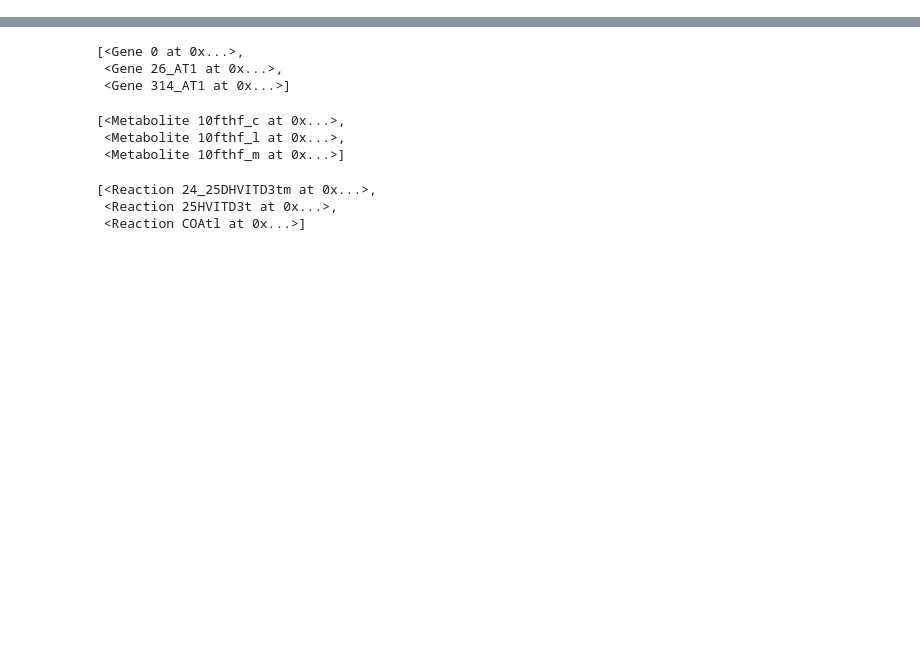
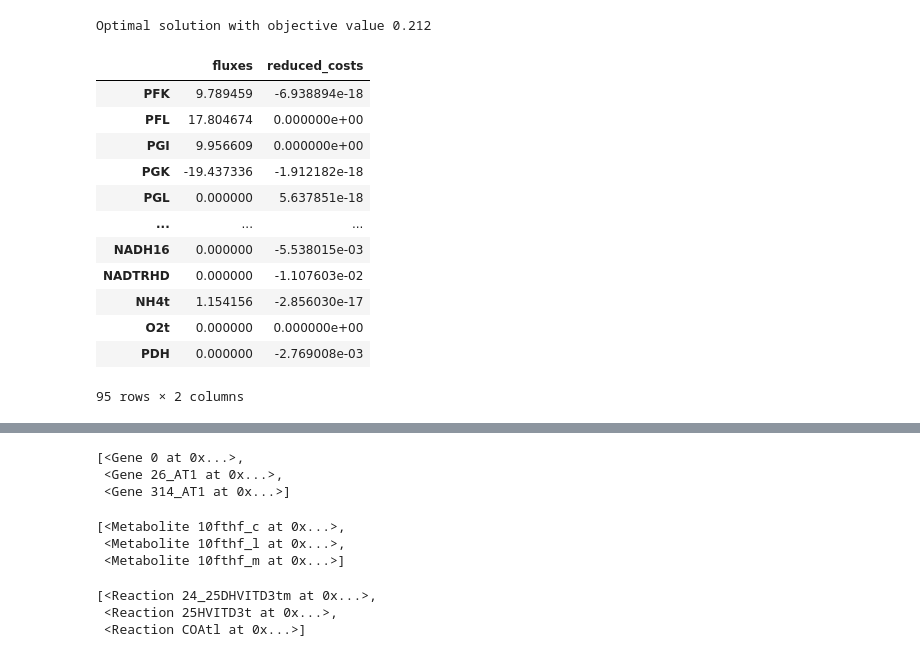
Before and after one commit to mmoskon/BioMed2223, a Jupyter notebook: 00_basic.ipynb, the cells around one changed output, grey strips where cells are left out. Saved outputs shown, nothing was run; the diff lists cells and outputs as text; code cells hidden in the pictures; blank space fills up the shorter version.

```diff
--- a/00_basic.ipynb
+++ b/00_basic.ipynb
@@ -8,0 +120,17 @@ import pickle
+# %%
+model.optimize()
+# %% [output]
+Optimal solution with objective value 0.212
+|  | fluxes | reduced_costs |
+| PFK | 9.789459 | -6.938894e-18 |
+| PFL | 17.804674 | 0.000000e+00 |
+| PGI | 9.956609 | 0.000000e+00 |
+| PGK | -19.437336 | -1.912182e-18 |
+| PGL | 0.000000 | 5.637851e-18 |
+| ... | ... | ... |
+| NADH16 | 0.000000 | -5.538015e-03 |
+| NADTRHD | 0.000000 | -1.107603e-02 |
+| NH4t | 1.154156 | -2.856030e-17 |
+| O2t | 0.000000 | 0.000000e+00 |
+| PDH | 0.000000 | -2.769008e-03 |
+95 rows × 2 columns
```
Also changed, not shown: parts of 38 cells of this notebook, 2 other files.
